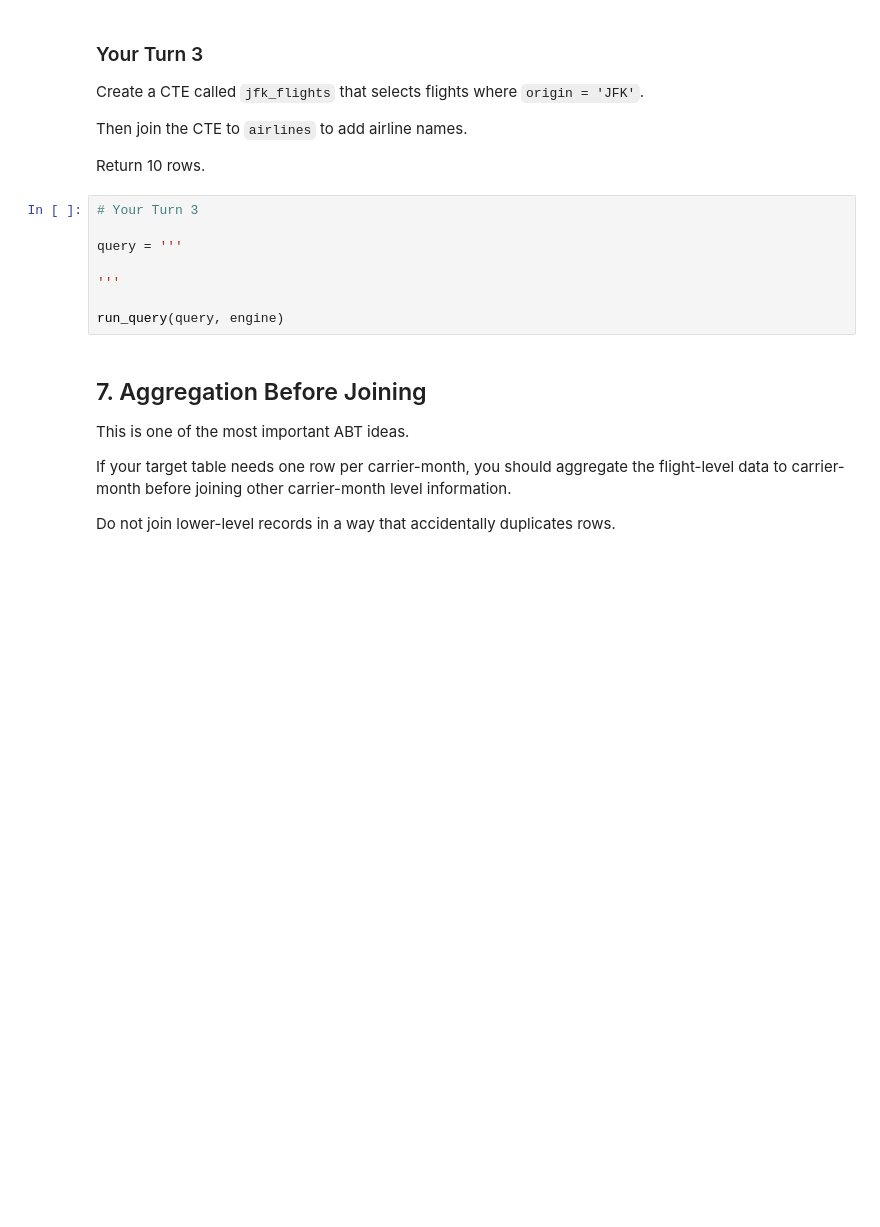
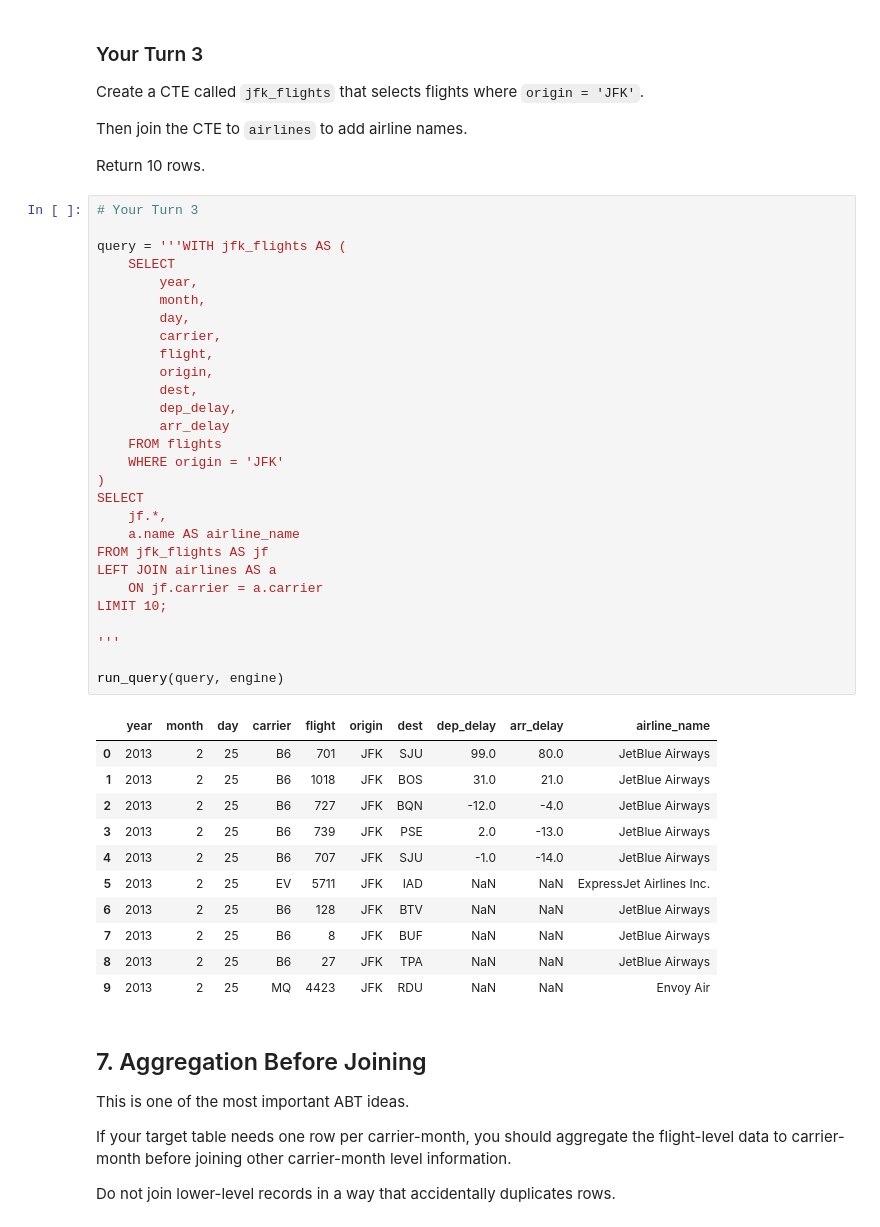
Before and after one commit to darla1209/ban6003-week09-10-darla, a Jupyter notebook: notebooks/module10_sql_joins_abt_guided_lab.ipynb, the cells around one changed output. Cells and saved outputs as stored; diff of their text form; blank space fills up the shorter version.

```diff
--- a/notebooks/module10_sql_joins_abt_guided_lab.ipynb
+++ b/notebooks/module10_sql_joins_abt_guided_lab.ipynb
@@ -415,11 +528,43 @@ Return 10 rows.
 # %%
 # Your Turn 3
 
-query = '''
+query = '''WITH jfk_flights AS (
+    SELECT
+        year,
+        month,
+        day,
+        carrier,
+        flight,
+        origin,
+        dest,
+        dep_delay,
+        arr_delay
+    FROM flights
+    WHERE origin = 'JFK'
+)
+SELECT
+    jf.*,
+    a.name AS airline_name
+FROM jfk_flights AS jf
+LEFT JOIN airlines AS a
+    ON jf.carrier = a.carrier
+LIMIT 10;
 
 '''
 
 run_query(query, engine)
+# %% [output]
+|  | year | month | day | carrier | flight | origin | dest | dep_delay | arr_delay | airline_name |
+| 0 | 2013 | 2 | 25 | B6 | 701 | JFK | SJU | 99.0 | 80.0 | JetBlue Airways |
+| 1 | 2013 | 2 | 25 | B6 | 1018 | JFK | BOS | 31.0 | 21.0 | JetBlue Airways |
+| 2 | 2013 | 2 | 25 | B6 | 727 | JFK | BQN | -12.0 | -4.0 | JetBlue Airways |
+| 3 | 2013 | 2 | 25 | B6 | 739 | JFK | PSE | 2.0 | -13.0 | JetBlue Airways |
+| 4 | 2013 | 2 | 25 | B6 | 707 | JFK | SJU | -1.0 | -14.0 | JetBlue Airways |
+| 5 | 2013 | 2 | 25 | EV | 5711 | JFK | IAD | NaN | NaN | ExpressJet Airlines Inc. |
+| 6 | 2013 | 2 | 25 | B6 | 128 | JFK | BTV | NaN | NaN | JetBlue Airways |
+| 7 | 2013 | 2 | 25 | B6 | 8 | JFK | BUF | NaN | NaN | JetBlue Airways |
+| 8 | 2013 | 2 | 25 | B6 | 27 | JFK | TPA | NaN | NaN | JetBlue Airways |
+| 9 | 2013 | 2 | 25 | MQ | 4423 | JFK | RDU | NaN | NaN | Envoy Air |
 # %% [markdown]
 ## 7. Aggregation Before Joining
 
```
Also changed, not shown: parts of 37 cells of this notebook, 4 other files.
